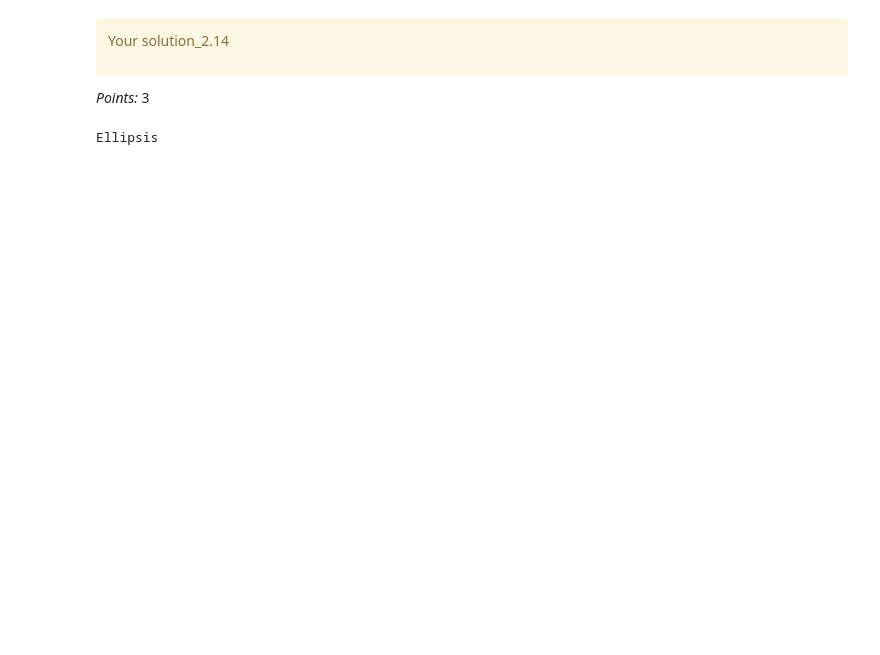
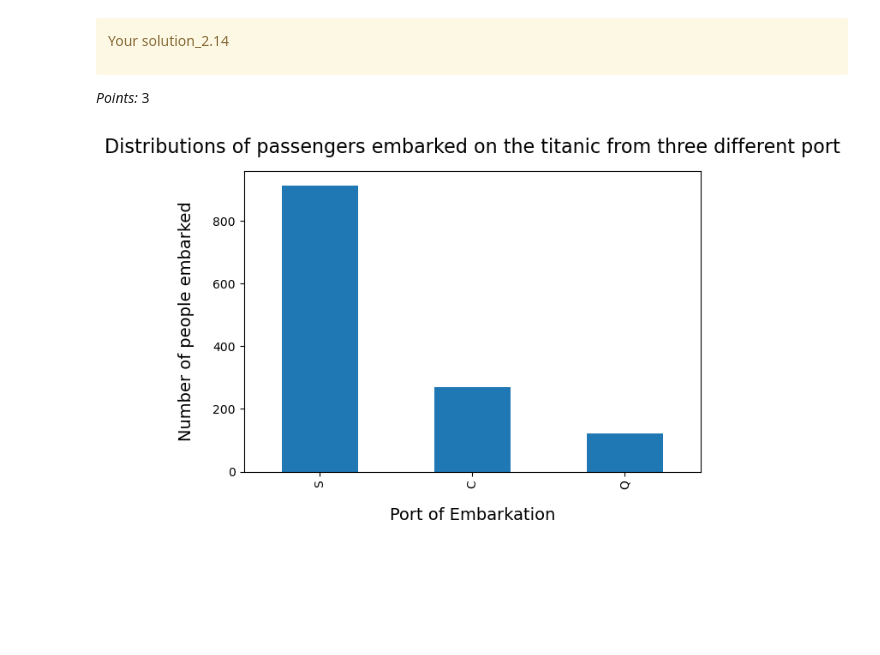
Before and after one commit to Zijing-Liu/cpsc330-2023W1, a Jupyter notebook: hw/hw1/hw1.ipynb, the cells around one changed output. Cells and saved outputs as stored; diff of their text form; code cells hidden in the pictures; blank space fills up the shorter version.

```diff
--- a/hw/hw1/hw1.ipynb
+++ b/hw/hw1/hw1.ipynb
@@ -533,10 +545,15 @@ Your solution_2.14
 </div>
 
 _Points:_ 3
-# %%
-...
-# %% [output]
-Ellipsis
+# %%
+...
+titanic_df['embarked'].value_counts().plot.bar()
+plt.title('Distributions of passengers embarked on the titanic from three different port', fontsize=16, pad = 15)
+plt.xlabel('Port of Embarkation', fontsize = 14, labelpad=15)
+plt.ylabel('Number of people embarked', fontsize = 14, labelpad=15)
+plt.tight_layout()
+# %% [output]
+[figure, added]
 # %% [markdown]
 <!-- END QUESTION -->
 
```
Also changed, not shown: parts of 7 cells of this notebook, 7 other files.
